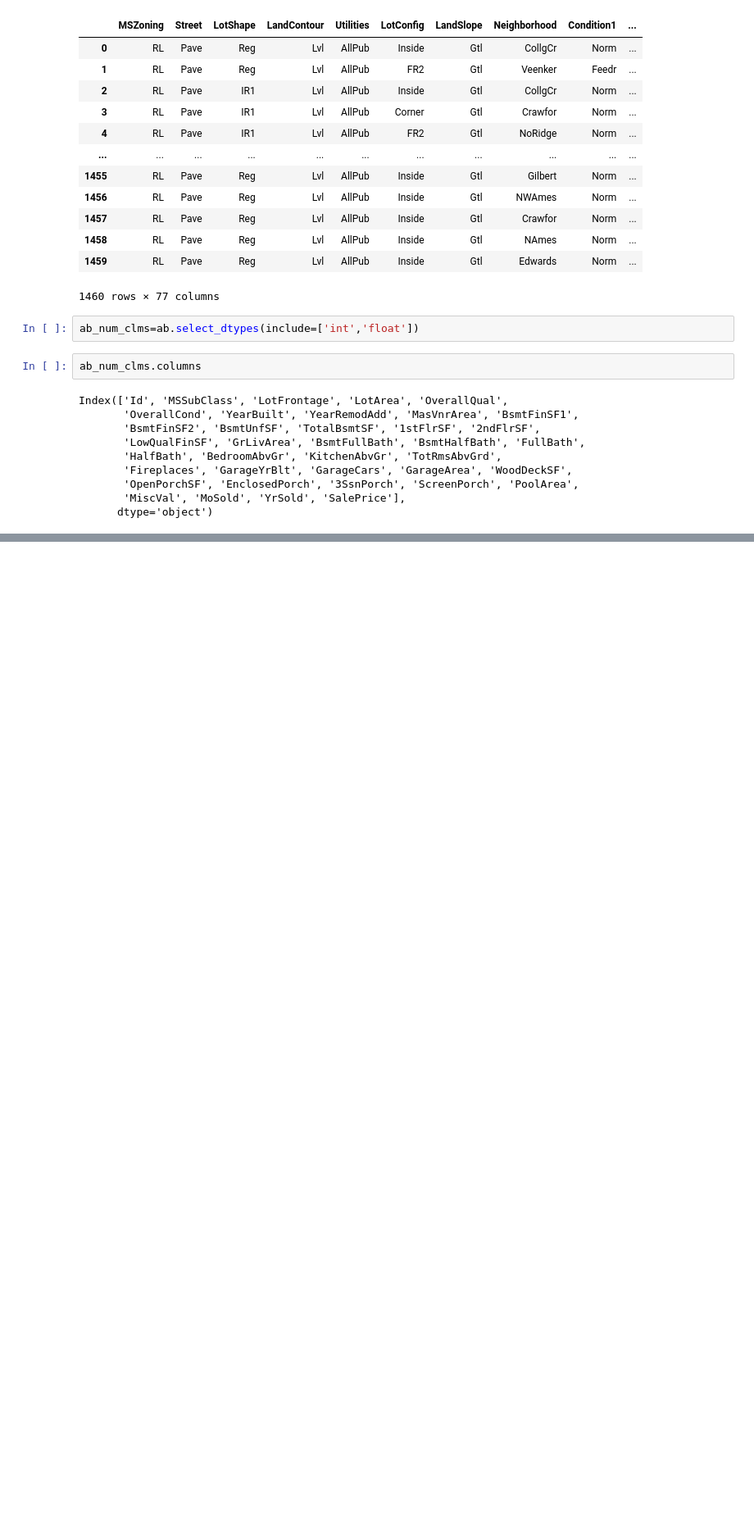
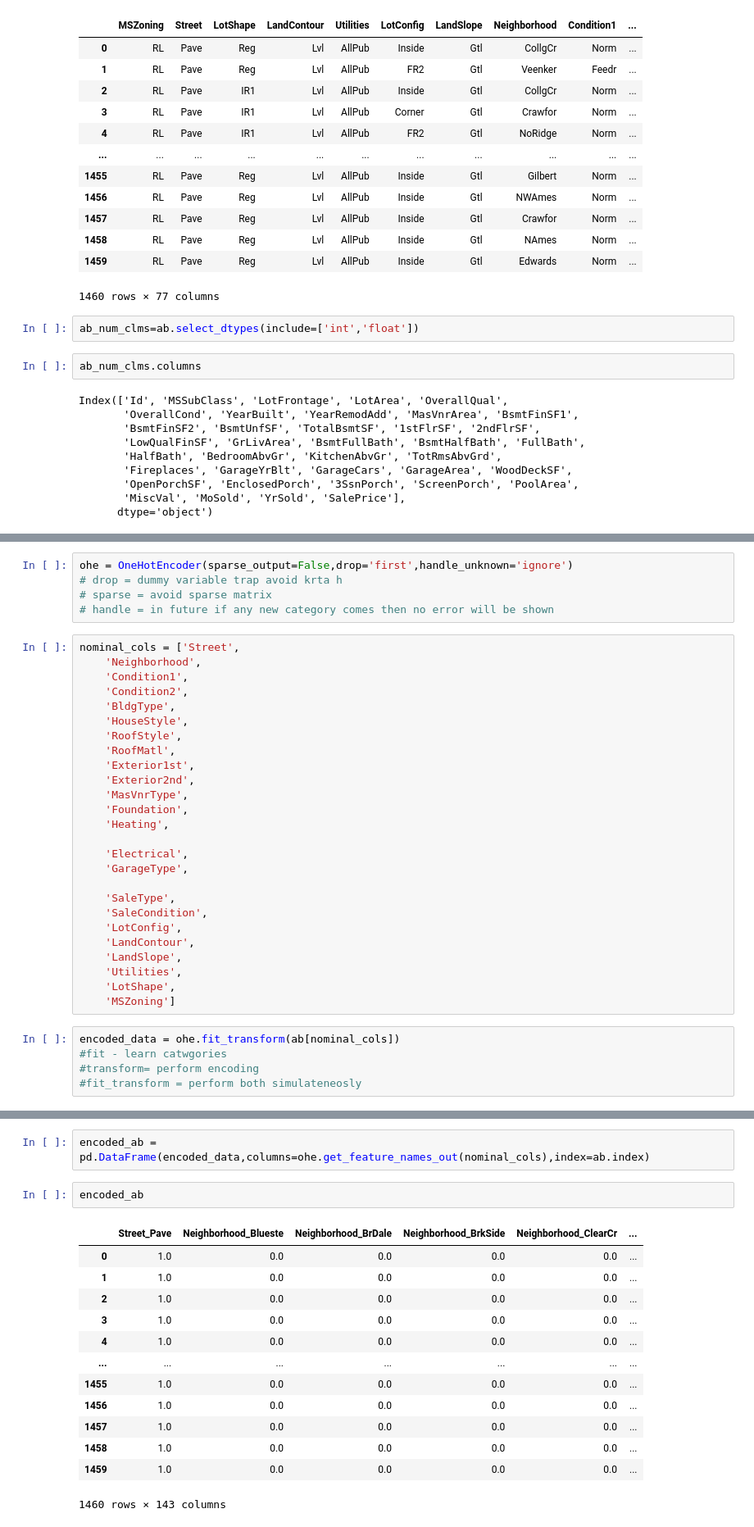
Before and after one commit to Kanchan910/House-Price-Prediction, a Jupyter notebook: Encoding.ipynb, the cells around one changed output, grey strips where cells are left out. Shown at 82% size. Drawn from its saved outputs; the diff is of its cells as text; blank space fills up the shorter version.

Commit message:
Completed encoding and prepare dataset for model training

```diff
--- a/Encoding.ipynb
+++ b/Encoding.ipynb
@@ -39,0 +72,36 @@ Index(['Id', 'MSSubClass', 'LotFrontage', 'LotArea', 'OverallQual',
+# %%
+ohe = OneHotEncoder(sparse_output=False,drop='first',handle_unknown='ignore')
+# drop = dummy variable trap avoid krta h
+# sparse = avoid sparse matrix
+# handle = in future if any new category comes then no error will be shown
+# %%
+nominal_cols = ['Street',
+    'Neighborhood',
+    'Condition1',
+    'Condition2',
+    'BldgType',
+    'HouseStyle',
+    'RoofStyle',
+    'RoofMatl',
+    'Exterior1st',
+    'Exterior2nd',
+    'MasVnrType',
+    'Foundation',
+    'Heating',
+
+    'Electrical',
+    'GarageType',
+
+    'SaleType',
+    'SaleCondition',
+    'LotConfig',
+    'LandContour',
+    'LandSlope',
+    'Utilities',
+    'LotShape',
+    'MSZoning']
+# %%
+encoded_data = ohe.fit_transform(ab[nominal_cols])
+#fit - learn catwgories
+#transform= perform encoding
+#fit_transform = perform both simulateneosly
@@ -39,0 +118,18 @@ Index(['Id', 'MSSubClass', 'LotFrontage', 'LotArea', 'OverallQual',
+# %%
+encoded_ab = pd.DataFrame(encoded_data,columns=ohe.get_feature_names_out(nominal_cols),index=ab.index)
+# %%
+encoded_ab
+# %% [output]
+|  | Street_Pave | Neighborhood_Blueste | Neighborhood_BrDale | Neighborhood_BrkSide | Neighborhood_ClearCr | ... |
+| 0 | 1.0 | 0.0 | 0.0 | 0.0 | 0.0 | ... |
+| 1 | 1.0 | 0.0 | 0.0 | 0.0 | 0.0 | ... |
+| 2 | 1.0 | 0.0 | 0.0 | 0.0 | 0.0 | ... |
+| 3 | 1.0 | 0.0 | 0.0 | 0.0 | 0.0 | ... |
+| 4 | 1.0 | 0.0 | 0.0 | 0.0 | 0.0 | ... |
+| ... | ... | ... | ... | ... | ... | ... |
+| 1455 | 1.0 | 0.0 | 0.0 | 0.0 | 0.0 | ... |
+| 1456 | 1.0 | 0.0 | 0.0 | 0.0 | 0.0 | ... |
+| 1457 | 1.0 | 0.0 | 0.0 | 0.0 | 0.0 | ... |
+| 1458 | 1.0 | 0.0 | 0.0 | 0.0 | 0.0 | ... |
+| 1459 | 1.0 | 0.0 | 0.0 | 0.0 | 0.0 | ... |
+1460 rows × 143 columns
```
Also changed, not shown: parts of 27 cells of this notebook, 1 other file.
